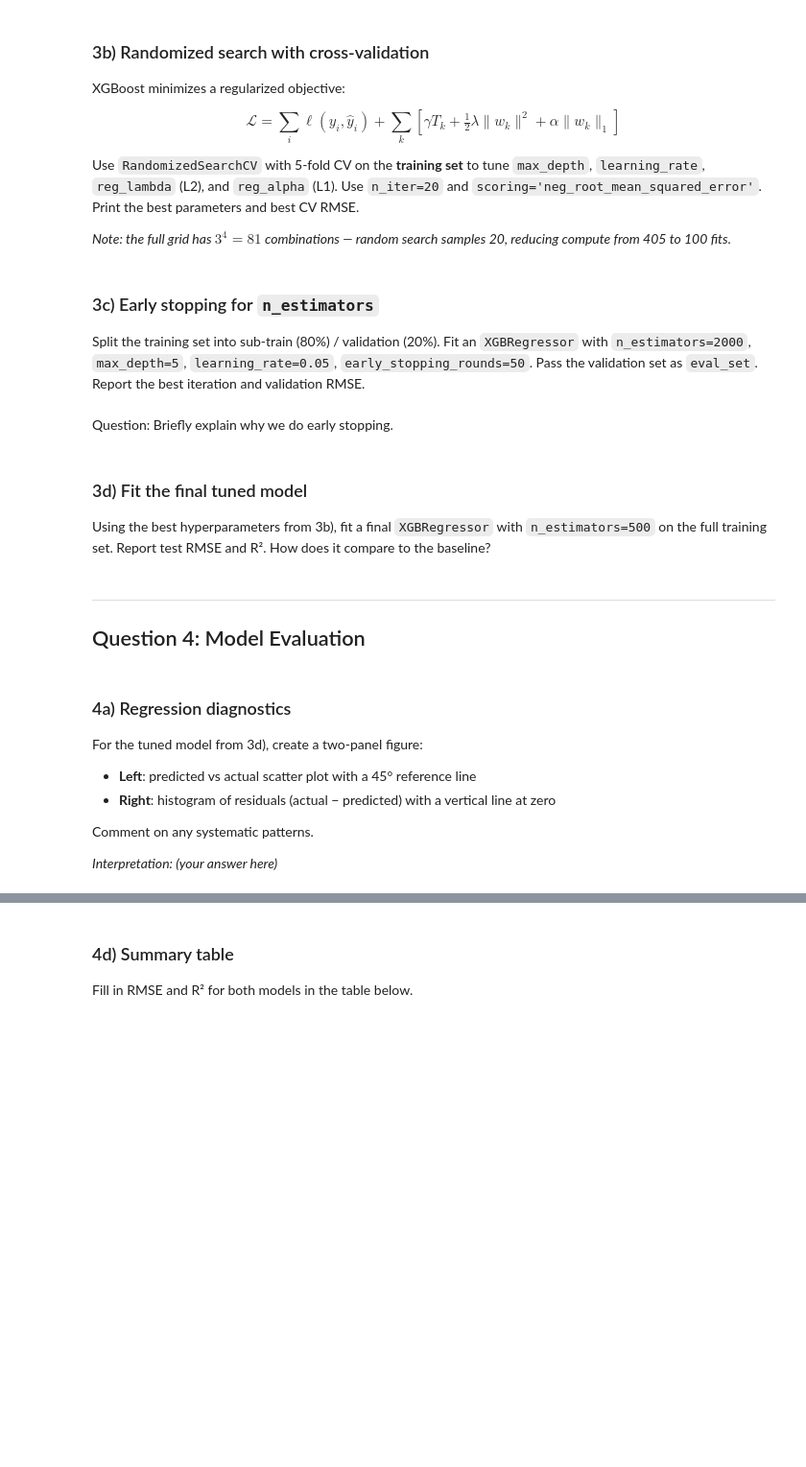
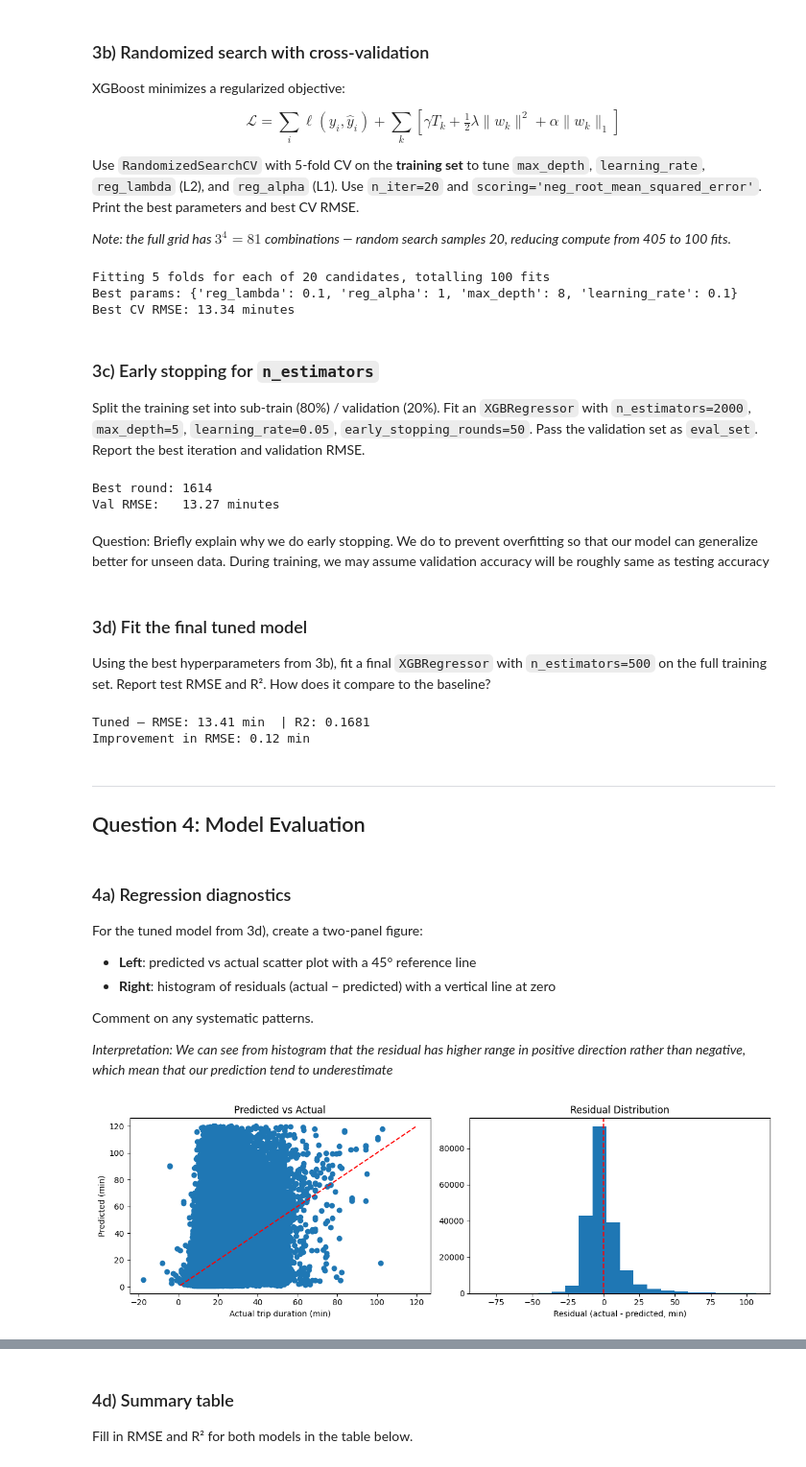
Before and after one commit to PatuanPurba/JSC370-2026, a Jupyter notebook: labs/lab9/lab09-xgboost.ipynb, the cells around one changed output, grey strips where cells are left out. Shown at 96% size. Saved outputs shown, nothing was run; the diff lists cells and outputs as text; code cells hidden in the pictures; blank space fills up the shorter version.

```diff
--- a/labs/lab9/lab09-xgboost.ipynb
+++ b/labs/lab9/lab09-xgboost.ipynb
@@ -313,7 +361,7 @@ param_dist = {
 
 # TODO: create base estimator for random search
 xgb_rs = XGBRegressor(
-    n_estimators=None,  # hint: choose a fixed boosting-round budget for each sampled config
+    n_estimators=200,  # hint: choose a fixed boosting-round budget for each sampled config
     random_state=65,
     n_jobs=-1
  )
@@ -322,72 +370,87 @@ xgb_rs = XGBRegressor(
 rand_search = RandomizedSearchCV(
     estimator=xgb_rs,
     param_distributions=param_dist,
-    n_iter=None,  # hint: number of random parameter samples to evaluate
-    cv=None,  # hint: number of cross-validation folds
-    scoring=None,  # hint: use negative RMSE so larger is better to sklearn
+    n_iter=20,  # hint: number of random parameter samples to evaluate
+    cv=5,  # hint: number of cross-validation folds
+    scoring="neg_root_mean_squared_error",  # hint: use negative RMSE so larger is better to sklearn
     random_state=65,
     n_jobs=-1,
     verbose=1
  )
 
 # TODO: fit on training data only
-rand_search.___(___, ___)  # hint: run the randomized search on X_train/y_train
+rand_search.fit(X_train, y_train)  # hint: run the randomized search on X_train/y_train
 
 # TODO: print best params and best CV RMSE
-best_params_found = None  # hint: retrieve selected hyperparameters from fitted search object
-best_cv_rmse = None  # hint: convert best score back to positive RMSE scale
+best_params_found = rand_search.best_params_  # hint: retrieve selected hyperparameters from fitted search object
+best_cv_rmse = -rand_search.best_score_  # hint: convert best score back to positive RMSE scale
 print('Best params:', best_params_found)
 print(f'Best CV RMSE: {best_cv_rmse:.2f} minutes')
+# %% [output]
+Fitting 5 folds for each of 20 candidates, totalling 100 fits
+Best params: {'reg_lambda': 0.1, 'reg_alpha': 1, 'max_depth': 8, 'learning_rate': 0.1}
+Best CV RMSE: 13.34 minutes
 # %% [markdown]
 ### 3c) Early stopping for `n_estimators`
 
 Split the training set into sub-train (80%) / validation (20%). Fit an `XGBRegressor` with `n_estimators=2000`, `max_depth=5`, `learning_rate=0.05`, `early_stopping_rounds=50`. Pass the validation set as `eval_set`. Report the best iteration and validation RMSE.
 # %%
 # TODO: split training data into sub-train/validation
-X_tr, X_val, y_tr, y_val = None, None, None, None  # hint: carve out a validation subset from training data with fixed randomness
+X_tr, X_val, y_tr, y_val = train_test_split(X_train, y_train, test_size = 0.2)  # hint: carve out a validation subset from training data with fixed randomness
 
 # TODO: configure model with early stopping
 xgb_es = XGBRegressor(
-    n_estimators=None,  # hint: set a large upper bound so early stopping can decide where to stop
-    max_depth=None,  # hint: use instructed tree depth
-    learning_rate=None,  # hint: use instructed learning rate
-    early_stopping_rounds=None,  # hint: patience before stopping when validation score stalls
+    n_estimators=2000,  # hint: set a large upper bound so early stopping can decide where to stop
+    max_depth=5,  # hint: use instructed tree depth
+    learning_rate=0.05,  # hint: use instructed learning rate
+    early_stopping_rounds=50,  # hint: patience before stopping when validation score stalls
     random_state=65,
     n_jobs=-1
  )
 
 # TODO: fit with validation eval_set
-_ = None  # hint: train with eval_set containing validation features/labels and suppress verbose logs
+_ = xgb_es.fit(
+    X_tr, y_tr,
+    eval_set=[(X_val, y_val)],
+    verbose=False
+) # hint: train with eval_set containing validation features/labels and suppress verbose logs
 
-best_iter = None  # hint: read the best boosting iteration learned during early stopping
-val_rmse = None  # hint: read the best validation RMSE reported by the model
+best_iter = xgb_es.best_iteration  # hint: read the best boosting iteration learned during early stopping
+val_rmse = xgb_es.best_score  # hint: read the best validation RMSE reported by the model
 print(f'Best round: {best_iter}')
 print(f'Val RMSE:   {val_rmse:.2f} minutes')
+# %% [output]
+Best round: 1614
+Val RMSE:   13.27 minutes
 # %% [markdown]
 Question: Briefly explain why we do early stopping.
+We do to prevent overfitting so that our model can generalize better for unseen data. During training, we may assume validation accuracy will be roughly same as testing accuracy
 # %% [markdown]
 ### 3d) Fit the final tuned model
 
 Using the best hyperparameters from 3b), fit a final `XGBRegressor` with `n_estimators=500` on the full training set. Report test RMSE and R². How does it compare to the baseline?
 # %%
-# best_params = rand_search.best_params_  # uncomment if 3b was run
-best_params = {'max_depth': 7, 'learning_rate': 0.3, 'reg_lambda': 10, 'reg_alpha': 0.1}
+best_params = rand_search.best_params_  # uncomment if 3b was run
+# best_params = {'max_depth': 7, 'learning_rate': 0.3, 'reg_lambda': 10, 'reg_alpha': 0.1}
 
 # TODO: fit final tuned model on full training set
 xgb_best = XGBRegressor(
-    n_estimators=None,  # hint: use the instructed round count for final comparison
+    n_estimators=500,  # hint: use the instructed round count for final comparison
     **best_params,
     random_state=65,
     n_jobs=-1
  )
-_ = None  # hint: fit tuned model on the full training split
-y_pred_best = None  # hint: produce test-set predictions with tuned model
+_ = xgb_best.fit(X_train, y_train)  # hint: fit tuned model on the full training split
+y_pred_best = xgb_best.predict(X_test)  # hint: produce test-set predictions with tuned model
 
 # TODO: evaluate tuned model
-rmse_tuned = None  # hint: compute test RMSE for tuned predictions
-r2_tuned = None  # hint: compute test R-squared for tuned predictions
+rmse_tuned = np.sqrt(mean_squared_error(y_test, y_pred_best))  # hint: compute test RMSE for tuned predictions
+r2_tuned = r2_score(y_test, y_pred_best)  # hint: compute test R-squared for tuned predictions
 print(f'Tuned — RMSE: {rmse_tuned:.2f} min  | R2: {r2_tuned:.4f}')
 print(f'Improvement in RMSE: {rmse_base - rmse_tuned:.2f} min')
+# %% [output]
+Tuned — RMSE: 13.41 min  | R2: 0.1681
+Improvement in RMSE: 0.12 min
 # %% [markdown]
 ---
 
@@ -402,28 +465,30 @@ For the tuned model from 3d), create a two-panel figure:
 
 Comment on any systematic patterns.
 
-*Interpretation: (your answer here)*
+*Interpretation: We can see from histogram that the residual has higher range in positive direction rather than negative, which mean that our prediction tend to underestimate*
 # %%
 # TODO: regression diagnostics for tuned model
-residuals = None  # hint: compute actual minus predicted errors on the test set
+residuals = y_test - y_pred_best  # hint: compute actual minus predicted errors on the test set
 
 fig, axes = plt.subplots(1, 2, figsize=(12, 4))
 
 # Left panel: predicted vs actual
-_ = None  # hint: scatter true values vs predictions for test observations
-mn, mx = None, None  # hint: use min/max of actual test target to define a diagonal reference
+axes[0].scatter(y_pred_best, y_test)  # hint: scatter true values vs predictions for test observations
+mn, mx = np.min(y_test), np.max(y_test)  # hint: use min/max of actual test target to define a diagonal reference
 axes[0].plot([mn, mx], [mn, mx], 'r--')  # 45-degree line
 axes[0].set_xlabel('Actual trip duration (min)')
 axes[0].set_ylabel('Predicted (min)')
 axes[0].set_title('Predicted vs Actual')
 
 # Right panel: residual histogram
-_ = None  # hint: histogram the residual distribution with a reasonable bin count
+axes[1].hist(residuals, bins=20) # hint: histogram the residual distribution with a reasonable bin count
 axes[1].axvline(0, color='red', linestyle='--')
 axes[1].set_xlabel('Residual (actual - predicted, min)')
 axes[1].set_title('Residual Distribution')
 
 plt.tight_layout(); plt.show()
+# %% [output]
+[figure, added]
 # %% [markdown]
 ### 4b) Partial dependence plots
 
```
Also changed, not shown: parts of 16 cells of this notebook, 2 other files.
